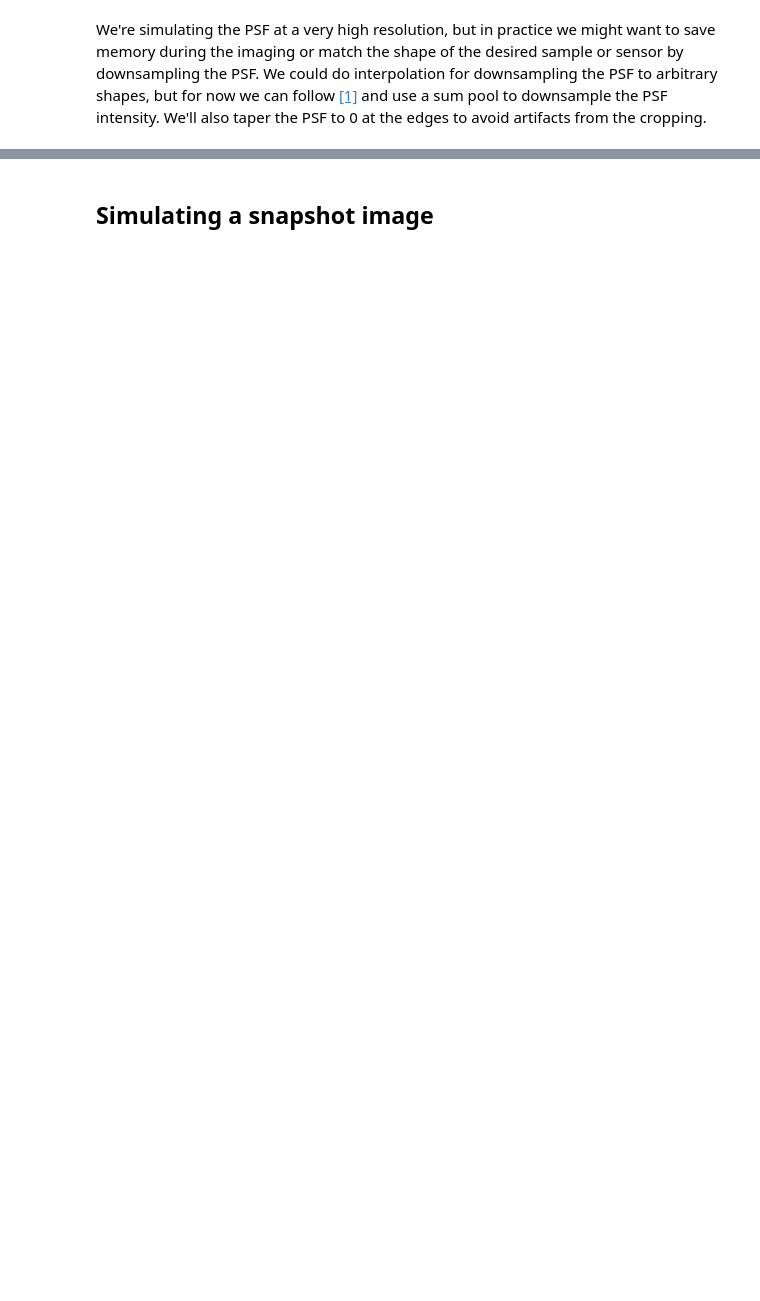
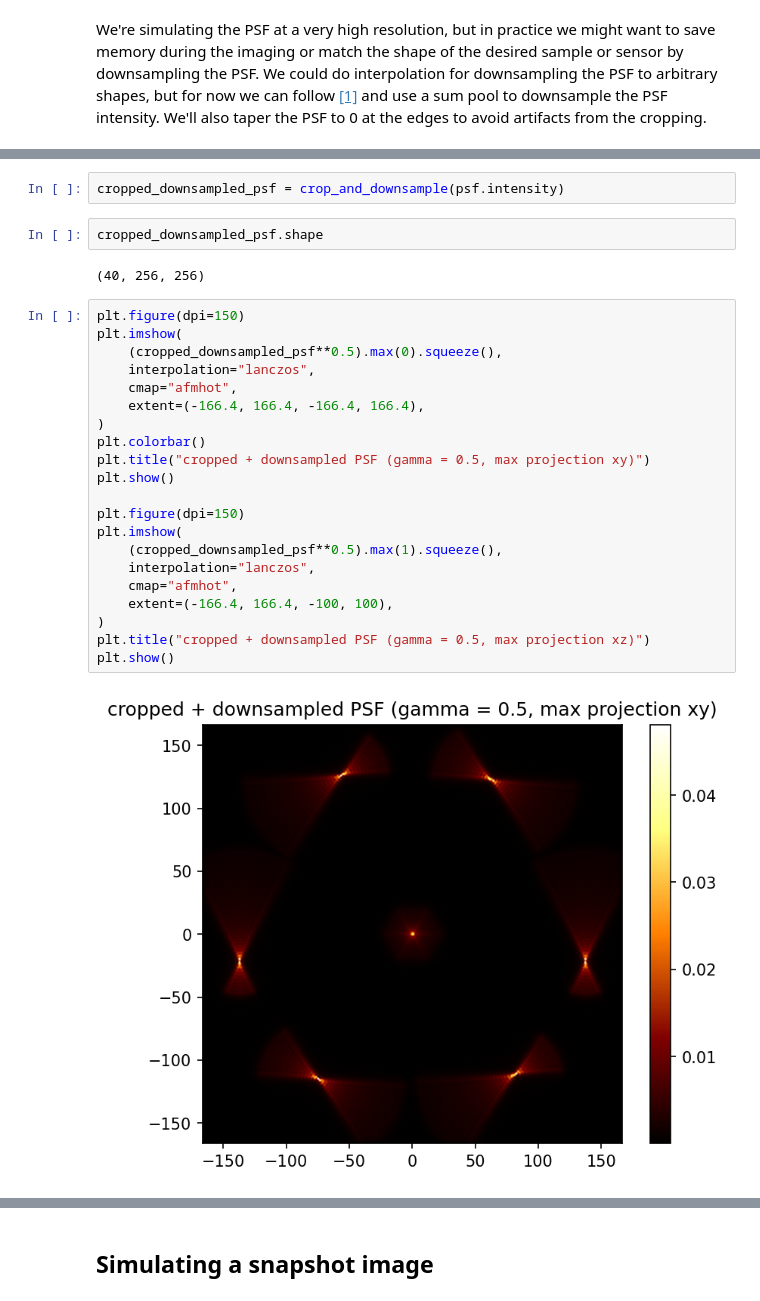
Before and after one commit to chromatix-team/chromatix, a Jupyter notebook: docs/examples/holoscope.ipynb, the cells around one changed output, grey strips where cells are left out. Drawn from its saved outputs; the diff is of its cells as text; blank space fills up the shorter version.

```diff
--- a/docs/examples/holoscope.ipynb
+++ b/docs/examples/holoscope.ipynb
@@ -130,2 +133,31 @@ def crop_and_downsample(psf: Array) -> Array:
     )
     return psf
+# %%
+cropped_downsampled_psf = crop_and_downsample(psf.intensity)
+# %%
+cropped_downsampled_psf.shape
+# %% [output]
+(40, 256, 256)
+# %%
+plt.figure(dpi=150)
+plt.imshow(
+    (cropped_downsampled_psf**0.5).max(0).squeeze(),
+    interpolation="lanczos",
+    cmap="afmhot",
+    extent=(-166.4, 166.4, -166.4, 166.4),
+)
+plt.colorbar()
+plt.title("cropped + downsampled PSF (gamma = 0.5, max projection xy)")
+plt.show()
+
+plt.figure(dpi=150)
+plt.imshow(
+    (cropped_downsampled_psf**0.5).max(1).squeeze(),
+    interpolation="lanczos",
+    cmap="afmhot",
+    extent=(-166.4, 166.4, -100, 100),
+)
+plt.title("cropped + downsampled PSF (gamma = 0.5, max projection xz)")
+plt.show()
+# %% [output]
+[figure, added]
```
Also changed, not shown: parts of 34 cells of this notebook, 14 other files.
